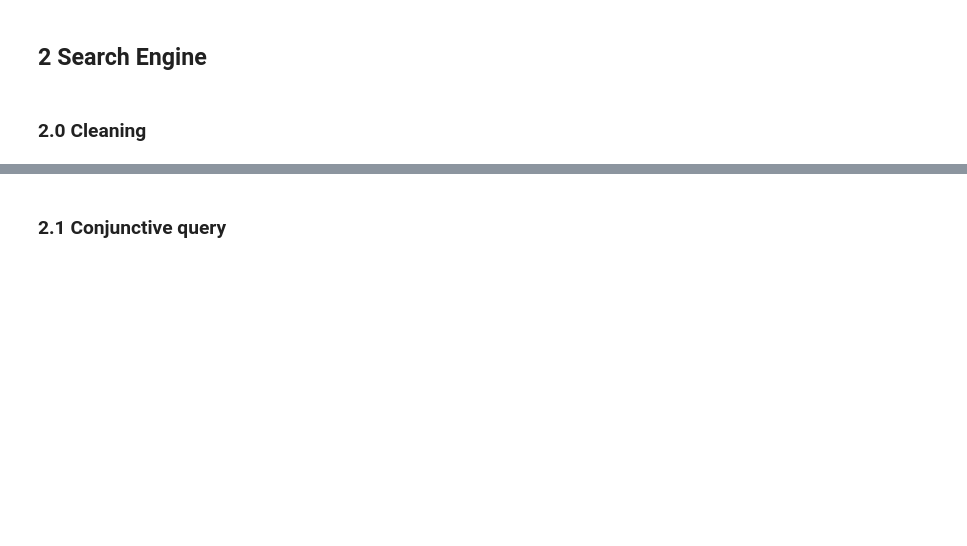
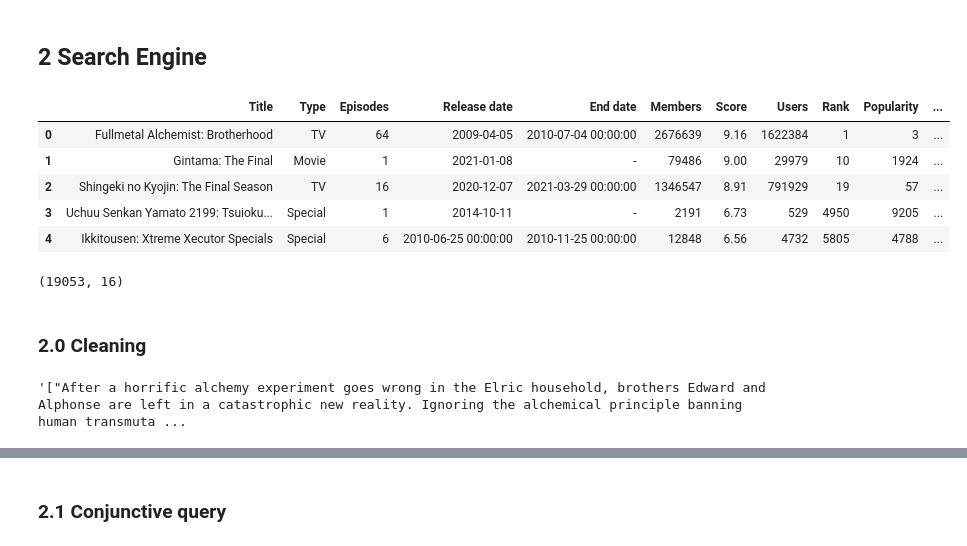
Before and after one commit to cosmin-z/ADM-HW3, a Jupyter notebook: main.ipynb, the cells around one changed output, grey strips where cells are left out. Drawn from its saved outputs; the diff is of its cells as text; code cells hidden in the pictures; blank space fills up the shorter version.

```diff
--- a/main.ipynb
+++ b/main.ipynb
@@ -306,4 +283,28 @@ NameError: name 'df' is not defined
 # %% [markdown]
 ## 2 Search Engine
+# %%
+dataset = functions.retriveTSV(folder2)
+
+# We add the different url as it is ask for the search engine
+with open('urls_txt', 'r', encoding='utf-8') as f:
+    lines = f.readlines()
+list_url = [line.strip() for line in lines]
+dataset['Url'] = list_url
+dataset.head()
+# %% [output]
+|  | Title | Type | Episodes | Release date | End date | Members | Score | Users | Rank | Popularity | ... |
+| 0 | Fullmetal Alchemist: Brotherhood | TV | 64 | 2009-04-05 | 2010-07-04 00:00:00 | 2676639 | 9.16 | 1622384 | 1 | 3 | ... |
+| 1 | Gintama: The Final | Movie | 1 | 2021-01-08 | - | 79486 | 9.00 | 29979 | 10 | 1924 | ... |
+| 2 | Shingeki no Kyojin: The Final Season | TV | 16 | 2020-12-07 | 2021-03-29 00:00:00 | 1346547 | 8.91 | 791929 | 19 | 57 | ... |
+| 3 | Uchuu Senkan Yamato 2199: Tsuioku... | Special | 1 | 2014-10-11 | - | 2191 | 6.73 | 529 | 4950 | 9205 | ... |
+| 4 | Ikkitousen: Xtreme Xecutor Specials | Special | 6 | 2010-06-25 00:00:00 | 2010-11-25 00:00:00 | 12848 | 6.56 | 4732 | 5805 | 4788 | ... |
+# %%
+dataset.shape
+# %% [output]
+(19053, 16)
 # %% [markdown]
 ### 2.0 Cleaning
+# %%
+dataset['Description'][0]
+# %% [output]
+'["After a horrific alchemy experiment goes wrong in the Elric household, brothers Edward and Alphonse are left in a catastrophic new reality. Ignoring the alchemical principle banning human transmuta ...
```
Also changed, not shown: parts of 41 cells of this notebook, 6 other files.
